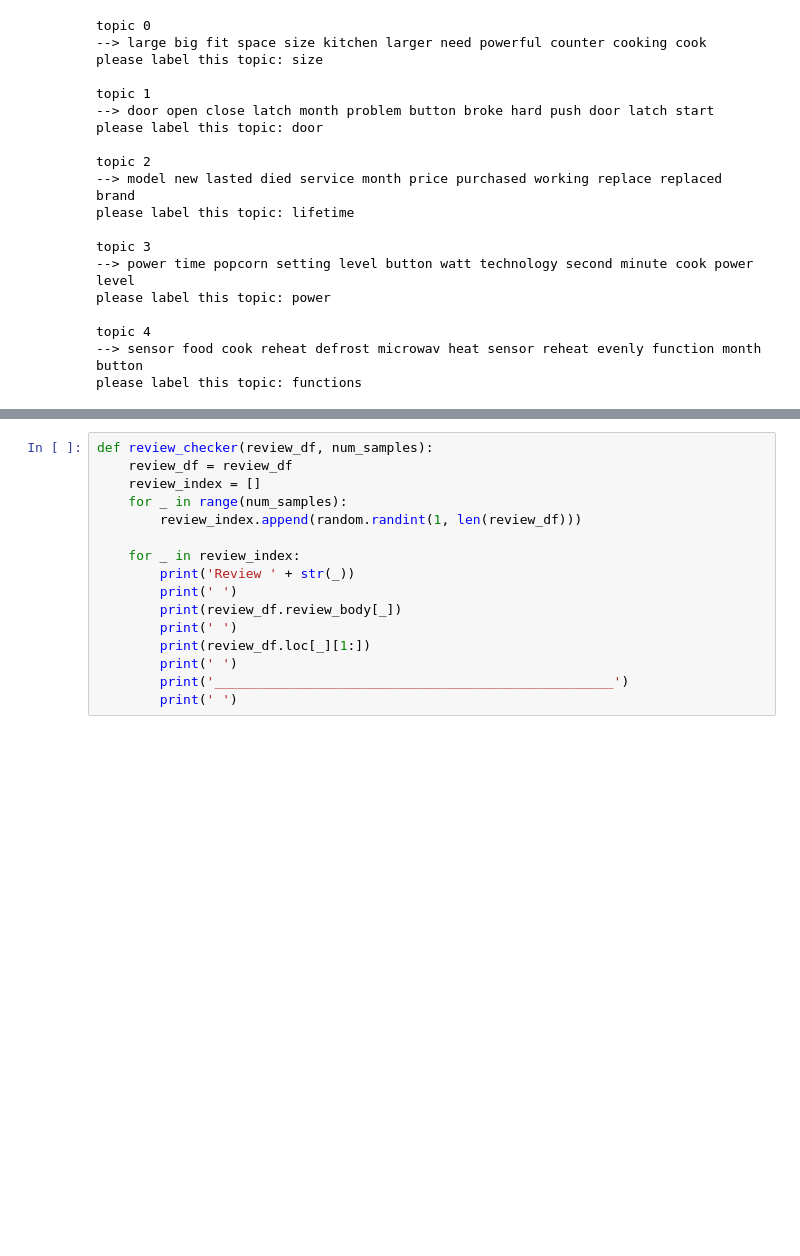
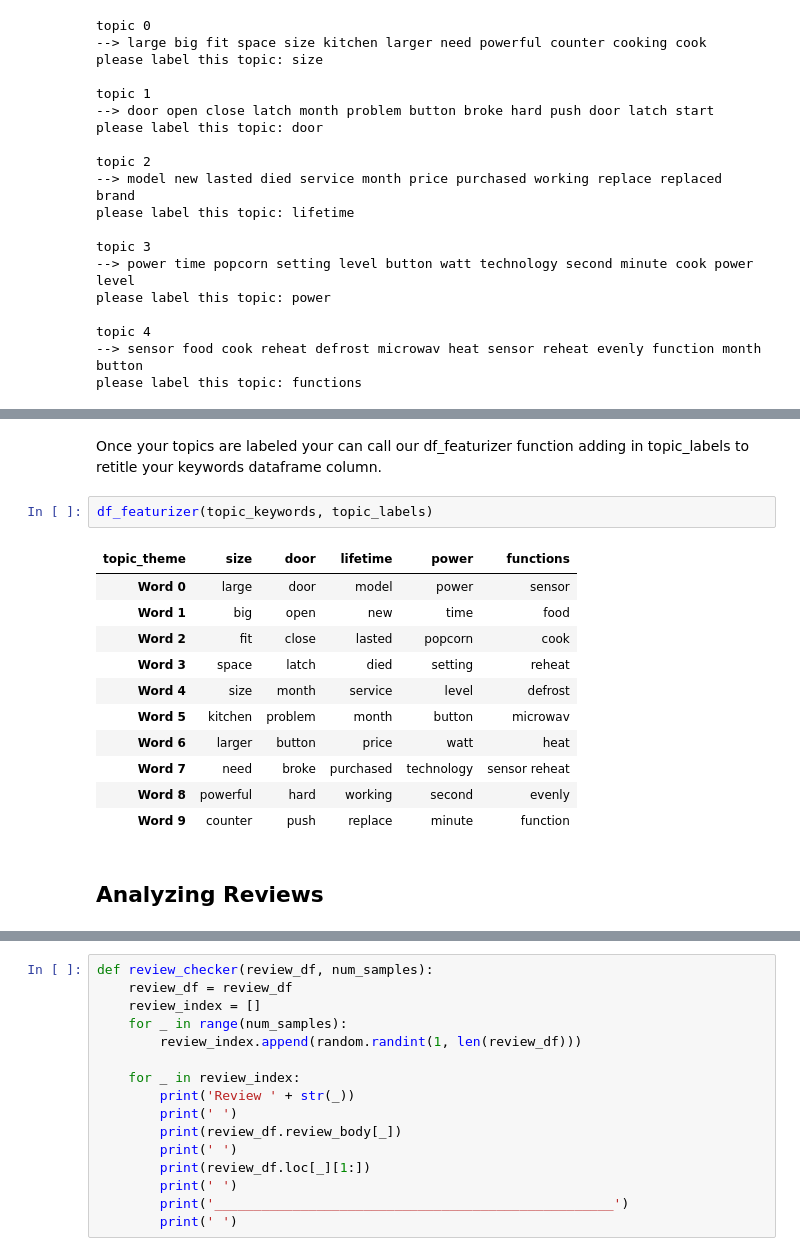
Before and after one commit to GrilledJeez/amazon_product_feature_analysis, a Jupyter notebook: modeling-Copy1.ipynb, the cells around one changed output, grey strips where cells are left out. Drawn from its saved outputs; the diff is of its cells as text; blank space fills up the shorter version.

Commit message:
Modeling Cleaning

```diff
--- a/modeling-Copy1.ipynb
+++ b/modeling-Copy1.ipynb
@@ -261,0 +248,18 @@ df_featurizer(df, topic_keywords1, topic_labels1, n_components=topics1, column_n
+# %% [markdown]
+Once your topics are labeled your can call our df_featurizer function adding in topic_labels to retitle your keywords dataframe column.
+# %%
+df_featurizer(topic_keywords, topic_labels)
+# %% [output]
+| topic_theme | size | door | lifetime | power | functions |
+| Word 0 | large | door | model | power | sensor |
+| Word 1 | big | open | new | time | food |
+| Word 2 | fit | close | lasted | popcorn | cook |
+| Word 3 | space | latch | died | setting | reheat |
+| Word 4 | size | month | service | level | defrost |
+| Word 5 | kitchen | problem | month | button | microwav |
+| Word 6 | larger | button | price | watt | heat |
+| Word 7 | need | broke | purchased | technology | sensor reheat |
+| Word 8 | powerful | hard | working | second | evenly |
+| Word 9 | counter | push | replace | minute | function |
+# %% [markdown]
+## Analyzing Reviews
```
Also changed, not shown: parts of 37 cells of this notebook.
